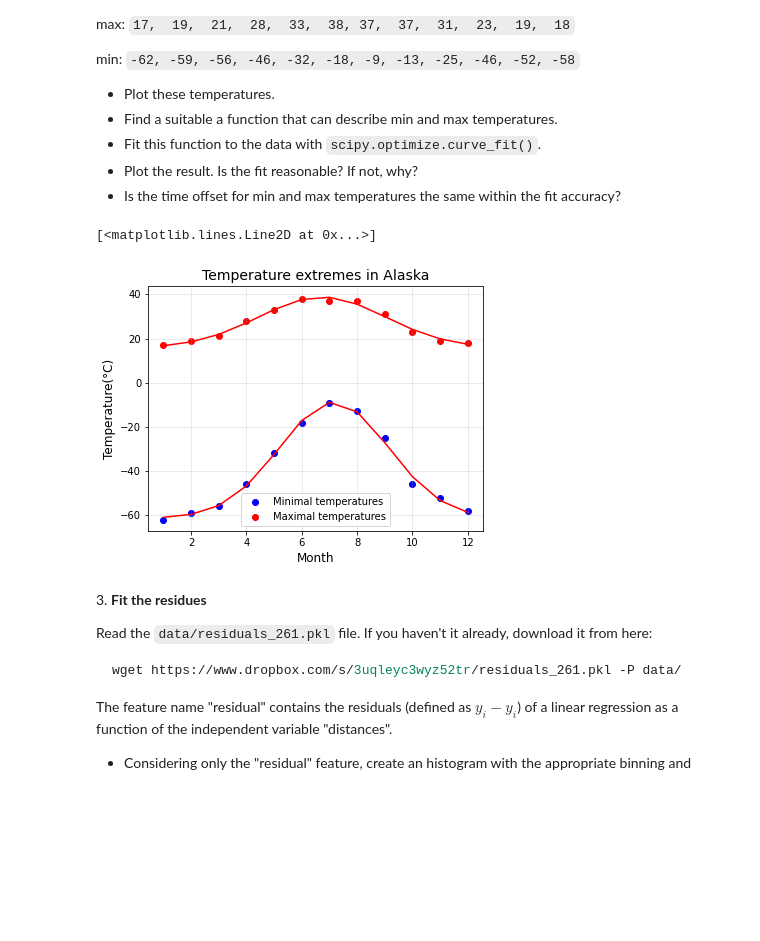
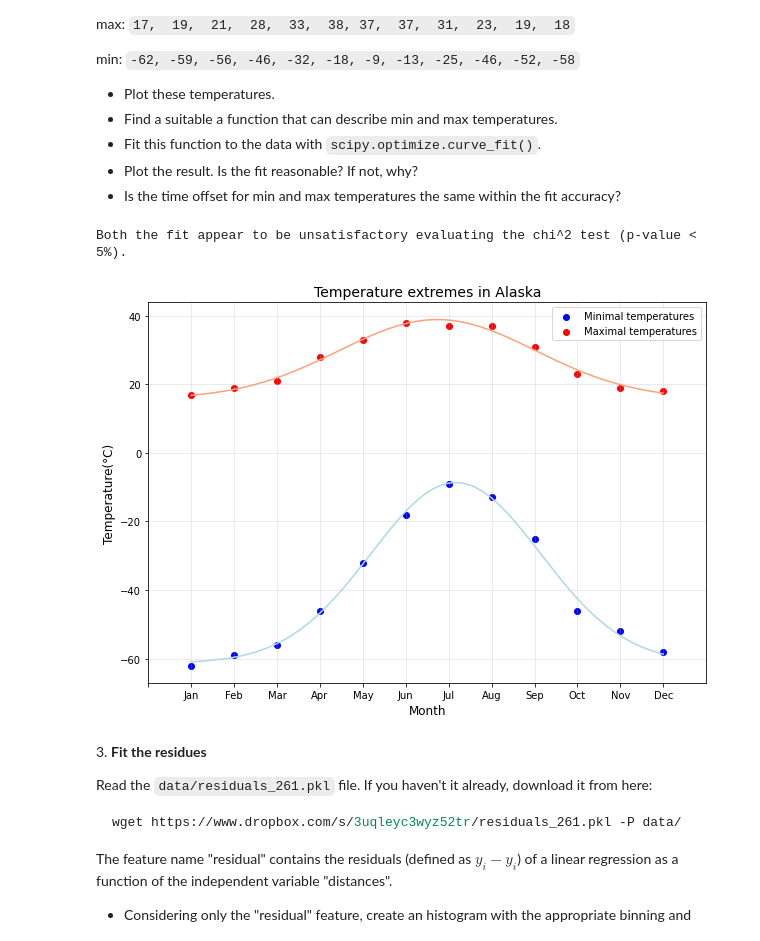
Before and after one commit to vittoriapv/HighLevelProgramming2021, a Jupyter notebook: 08ex_fitting.ipynb, the cells around one changed output. Cells and saved outputs as stored; diff of their text form; code cells hidden in the pictures; blank space fills up the shorter version.

```diff
--- a/08ex_fitting.ipynb
+++ b/08ex_fitting.ipynb
@@ -57,12 +57,12 @@ ax1.set_ylabel('y')
 #from the 2d plot one can guess that there are 2 global minima. The result provided by the algorithm will depend
 #on the initial guess for the minimum position therefore 2 opposite guesses are considered.
 #x0->initial guess
-x0=[-2,-1]
+x0=[0,-1]
 res1=optimize.minimize(f, x0,method='L-BFGS-B', tol=1e-20)
 print('Global minimum found considering the initial guess (x,y) =', x0, 'is: \n (',res1.x[0],',', res1.x[1],')')
 
 
-x0=[2,1]
+x0=[0,1]
 res2=optimize.minimize(f, x0,method='L-BFGS-B', tol=1e-20)
 print('Global minimum found considering the initial guess (x,y) =', x0, 'is: \n (',res2.x[0],',', res2.x[1],')')
 
@@ -98,42 +97,77 @@ min: `-62, -59, -56, -46, -32, -18, -9, -13, -25, -46, -52, -58`
 # %%
 #exercise n.2
 
-from scipy.interpolate import interp1d
+import scipy.stats
 
 list_max=[17,  19,  21,  28,  33,  38, 37,  37,  31,  23,  19,  18]
 list_min=[-62, -59, -56, -46, -32, -18, -9, -13, -25, -46, -52, -58]
 min_t=np.asarray(list_min)
 max_t=np.asarray(list_max)
-months=np.arange(1,13)
+months=np.arange(1, 13)
 
-fig, ax = plt.subplots(figsize=(6, 4.5))
+names=['','Jan', 'Feb', 'Mar', 'Apr', 'May', 'Jun', 'Jul', 'Aug', 'Sep', 'Oct', 'Nov', 'Dec']
+xi = list(range(len(names)))
+
+fig, ax = plt.subplots(figsize=(10, 7))
 ax.scatter(months, min_t, color='blue', label='Minimal temperatures')
 ax.scatter(months, max_t, color='red', label='Maximal temperatures')
+ax.set_xlim(0, 13)
+ax.xaxis.set_major_locator(LinearLocator(14))
+plt.xticks(xi, names)
 ax.set_title('Temperature extremes in Alaska',  fontsize=14)
 ax.set_xlabel('Month', fontsize=12)
 ax.set_ylabel('Temperature(°C)', fontsize=12)
 ax.grid(alpha=0.3)
 ax.legend();
 
 #Gaussian fit to describe the data
 def gaussian(x, a, x0, sigma, y0):
     return y0+a*np.exp(-pow(x-x0,2)/(2*pow(sigma,2)))
 
+#MAXIMAL TEMPERATURES FIT
+#computing reasonable initial parameters for mean and sigma
 mean_max=sum(months*max_t)/sum(max_t)
-sigma_max=np.sqrt(sum(max_t*(months-mean)**2)/sum(max_t))
+sigma_max=np.sqrt(sum(max_t*(months-mean_max)**2)/sum(max_t))
 
-popt1,pcov1=optimize.curve_fit(gaussian, months, max_t, p0=[max(max_t), mean_max, sigma_max, 20])
-ax.plot(months, gaussian(months, *popt1), 'r-', label='Fit maximal temperatures')
+opt1,cov1=optimize.curve_fit(gaussian, months, max_t, p0=[max(max_t), mean_max, sigma_max, 20])
+x_new=np.linspace(1, 12, 5000)
+ax.plot(x_new, gaussian(x_new, *opt1), label='Fit maximal temperatures', color='lightsalmon')
 
 
+#MINIMUM TEMPERATURES FIT
+#computing reasonable initial parameters for mean and sigma
 mean_min=sum(months*min_t)/sum(min_t)
-sigma_min=np.sqrt(sum(min_t*(months-mean)**2)/sum(min_t))
+sigma_min=np.sqrt(sum(min_t*(months-mean_max)**2)/sum(min_t))
 
-popt2,pcov2=optimize.curve_fit(gaussian, months, min_t, p0=[max(min_t), mean_min, sigma_min, -60])
-ax.plot(months, gaussian(months, *popt2), 'r-', label='Fit maximal temperatures')
+opt2,cov2=optimize.curve_fit(gaussian, months, min_t, p0=[max(min_t), mean_min, sigma_min, -60])
+ax.plot(x_new, gaussian(x_new, *opt2), label='Fit maximal temperatures', color='lightblue')
+
+
+#EVALUATING FIT GOODNESS THROUGH chi^2 TEST
+
+#assuming a statistical uncertainty of 1°C/sqrt(3) exploiting a uniform distribution (1°->)
+error=np.full((1, len(months)), 1/np.sqrt(3))
+
+#Maximal T fit
+ndof=len(months)-4 #4->number of fit parameters
+chi2_1=np.sum(((max_t-gaussian(months, *opt2))**2) / error**2)
+pvalue1 = 1.-scipy.stats.chi2.cdf(chi2_1, ndof)
+
+#Minimal T fit
+chi2_2=np.sum(((min_t-gaussian(months, *opt1))**2) / error**2)
+pvalue2 = 1.-scipy.stats.chi2.cdf(chi2_2, ndof)
+
+if pvalue1<0.05 and pvalue2<0.05:
+    print('Both the fit appear to be unsatisfactory evaluating the chi^2 test (p-value < 5%).')
+elif pvalue1>0.05 and pvalue2<0.05:
+    print('Evaluating the chi^2 test, only the fit associated to maximal temperatures is satisfactory.')
+elif pvalue1<0.05 and pvalue2>0.05:
+    print('Evaluating the chi^2 test, only the fit associated to minimal temperatures is satisfactory.')
+else:
+    print('Evaluating the chi^2 test, both the fit applied are satisfactory')
 # %% [output]
-[<matplotlib.lines.Line2D at 0x...>]
+Both the fit appear to be unsatisfactory evaluating the chi^2 test (p-value < 5%).
-[figure, old version]
+[figure, new version]
 # %% [markdown]
 3\. **Fit the residues**
 
```
Also changed, not shown: parts of 5 cells of this notebook, 1 other file.
